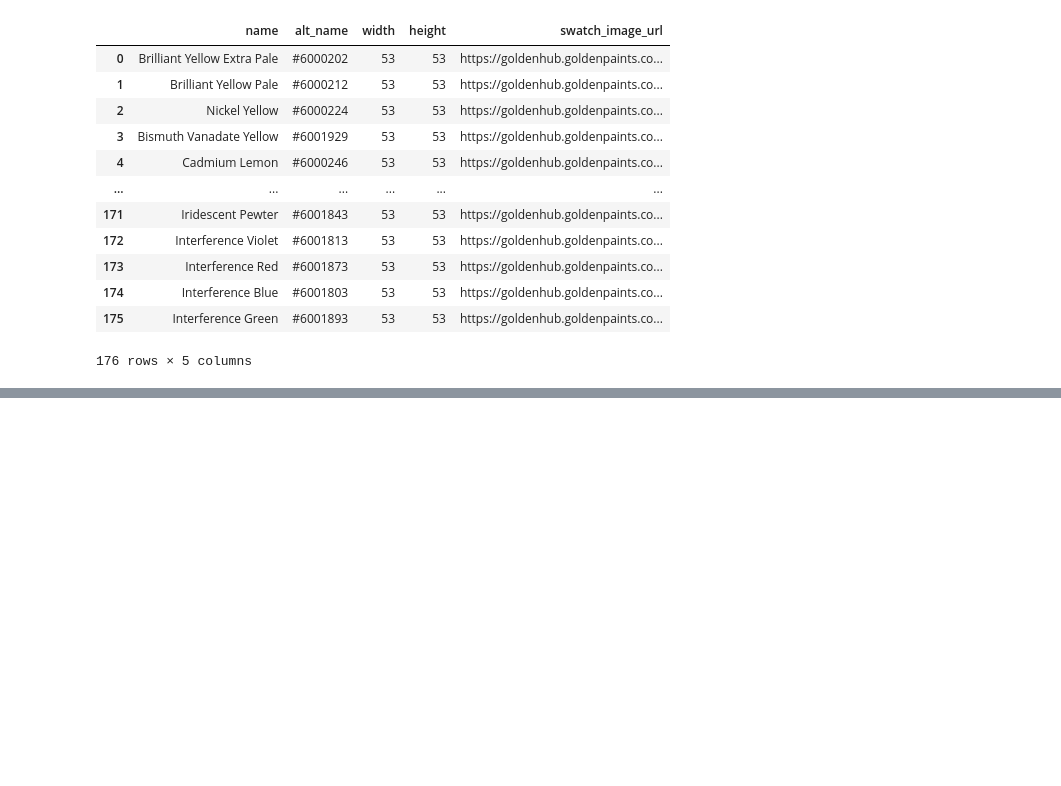
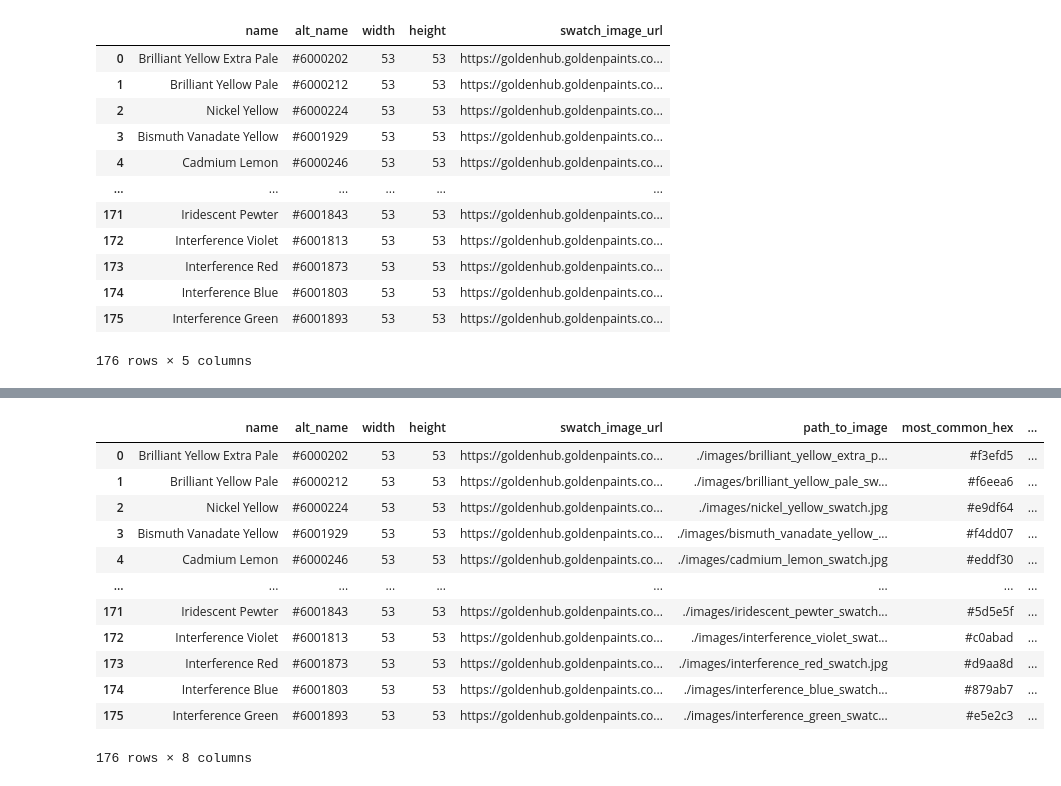
Before and after one commit to danielmberry/oil-paints-to-hex, a Jupyter notebook: 01-collect-color-swatches.ipynb, the cells around one changed output, grey strips where cells are left out. Saved outputs shown, nothing was run; the diff lists cells and outputs as text; code cells hidden in the pictures; blank space fills up the shorter version.

Commit message:
add code to find hex colors

```diff
--- a/01-collect-color-swatches.ipynb
+++ b/01-collect-color-swatches.ipynb
@@ -81,0 +146,17 @@ for i in tqdm(range(len(df))):
+# %%
+df = pd.read_csv('./williamsburg_oil_colors.csv')
+df
+# %% [output]
+|  | name | alt_name | width | height | swatch_image_url | path_to_image | most_common_hex | ... |
+| 0 | Brilliant Yellow Extra Pale | #6000202 | 53 | 53 | https://goldenhub.goldenpaints.co... | ./images/brilliant_yellow_extra_p... | #f3efd5 | ... |
+| 1 | Brilliant Yellow Pale | #6000212 | 53 | 53 | https://goldenhub.goldenpaints.co... | ./images/brilliant_yellow_pale_sw... | #f6eea6 | ... |
+| 2 | Nickel Yellow | #6000224 | 53 | 53 | https://goldenhub.goldenpaints.co... | ./images/nickel_yellow_swatch.jpg | #e9df64 | ... |
+| 3 | Bismuth Vanadate Yellow | #6001929 | 53 | 53 | https://goldenhub.goldenpaints.co... | ./images/bismuth_vanadate_yellow_... | #f4dd07 | ... |
+| 4 | Cadmium Lemon | #6000246 | 53 | 53 | https://goldenhub.goldenpaints.co... | ./images/cadmium_lemon_swatch.jpg | #eddf30 | ... |
+| ... | ... | ... | ... | ... | ... | ... | ... | ... |
+| 171 | Iridescent Pewter | #6001843 | 53 | 53 | https://goldenhub.goldenpaints.co... | ./images/iridescent_pewter_swatch... | #5d5e5f | ... |
+| 172 | Interference Violet | #6001813 | 53 | 53 | https://goldenhub.goldenpaints.co... | ./images/interference_violet_swat... | #c0abad | ... |
+| 173 | Interference Red | #6001873 | 53 | 53 | https://goldenhub.goldenpaints.co... | ./images/interference_red_swatch.jpg | #d9aa8d | ... |
+| 174 | Interference Blue | #6001803 | 53 | 53 | https://goldenhub.goldenpaints.co... | ./images/interference_blue_swatch... | #879ab7 | ... |
+| 175 | Interference Green | #6001893 | 53 | 53 | https://goldenhub.goldenpaints.co... | ./images/interference_green_swatc... | #e5e2c3 | ... |
+176 rows × 8 columns
```
Also changed, not shown: parts of 11 cells of this notebook.
